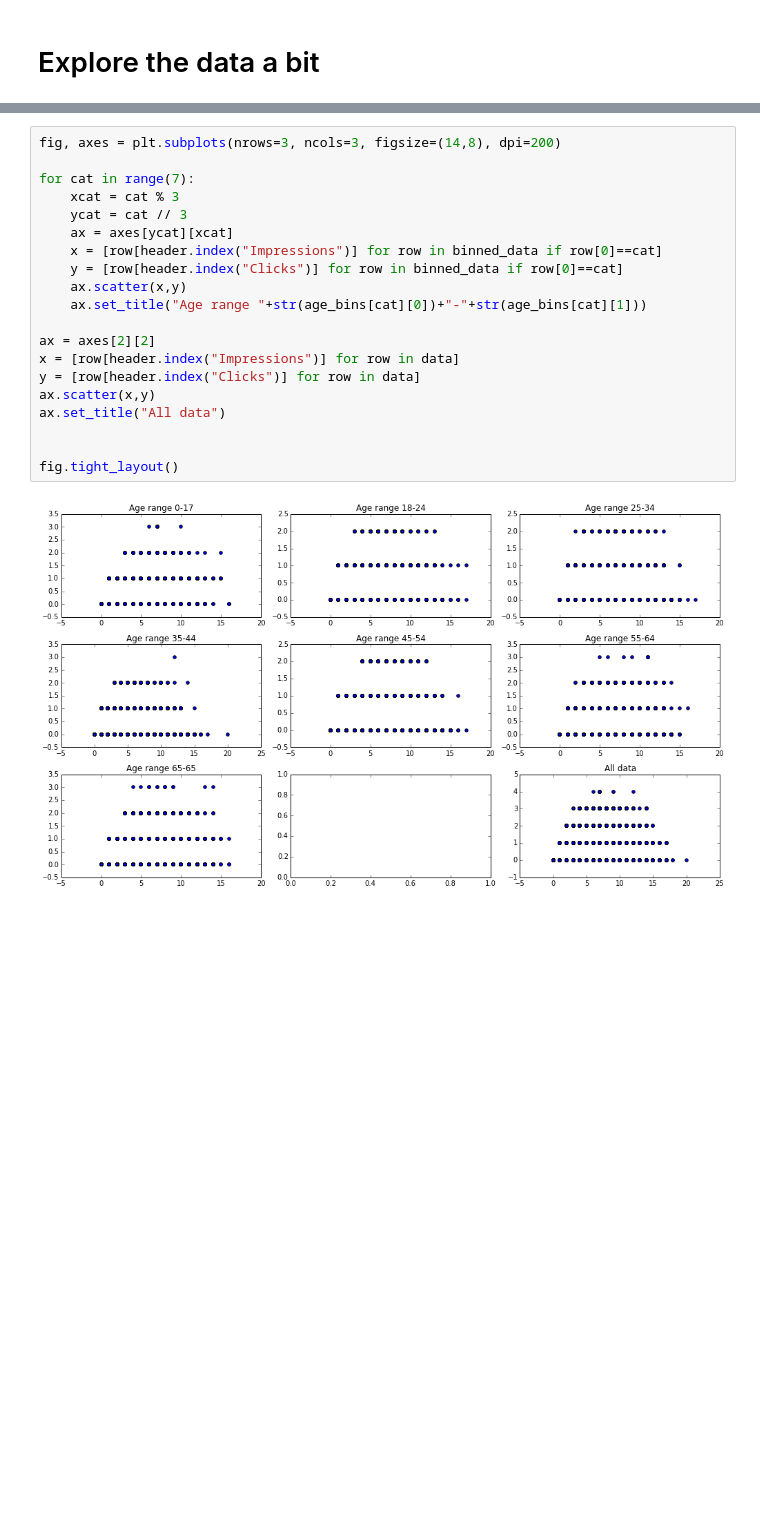
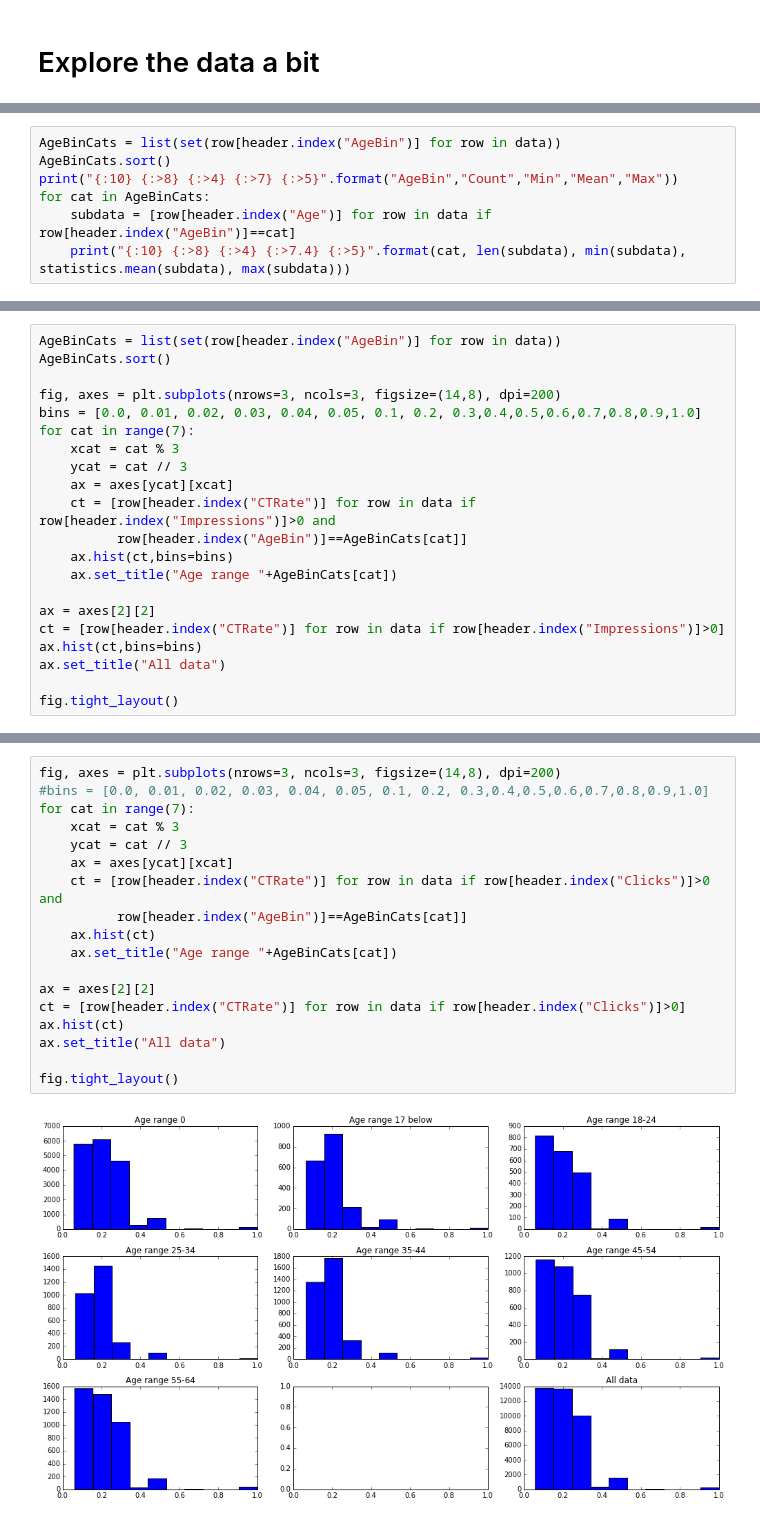
Before and after one commit to MatthewDaws/Doing-Data-Science-Python, a Jupyter notebook: Chapter2/NYT raw Python.ipynb, the cells around one changed output, grey strips where cells are left out. Drawn from its saved outputs; the diff is of its cells as text; blank space fills up the shorter version.

```diff
--- a/Chapter2/NYT raw Python.ipynb
+++ b/Chapter2/NYT raw Python.ipynb
@@ -115,0 +96,7 @@ for line in signedingen:
+# %%
+AgeBinCats = list(set(row[header.index("AgeBin")] for row in data))
+AgeBinCats.sort()
+print("{:10} {:>8} {:>4} {:>7} {:>5}".format("AgeBin","Count","Min","Mean","Max"))
+for cat in AgeBinCats:
+    subdata = [row[header.index("Age")] for row in data if row[header.index("AgeBin")]==cat]
+    print("{:10} {:>8} {:>4} {:>7.4} {:>5}".format(cat, len(subdata), min(subdata), statistics.mean(subdata), max(subdata)))
@@ -115,0 +201,21 @@ for line in signedingen:
+# %%
+AgeBinCats = list(set(row[header.index("AgeBin")] for row in data))
+AgeBinCats.sort()
+
+fig, axes = plt.subplots(nrows=3, ncols=3, figsize=(14,8), dpi=200)
+bins = [0.0, 0.01, 0.02, 0.03, 0.04, 0.05, 0.1, 0.2, 0.3,0.4,0.5,0.6,0.7,0.8,0.9,1.0]
+for cat in range(7):
+    xcat = cat % 3
+    ycat = cat // 3
+    ax = axes[ycat][xcat]
+    ct = [row[header.index("CTRate")] for row in data if row[header.index("Impressions")]>0 and
+          row[header.index("AgeBin")]==AgeBinCats[cat]]
+    ax.hist(ct,bins=bins)
+    ax.set_title("Age range "+AgeBinCats[cat])
+
+ax = axes[2][2]
+ct = [row[header.index("CTRate")] for row in data if row[header.index("Impressions")]>0]
+ax.hist(ct,bins=bins)
+ax.set_title("All data")
+
+fig.tight_layout()
@@ -116,22 +226,20 @@ for line in signedingen:
 # %%
 fig, axes = plt.subplots(nrows=3, ncols=3, figsize=(14,8), dpi=200)
-
+#bins = [0.0, 0.01, 0.02, 0.03, 0.04, 0.05, 0.1, 0.2, 0.3,0.4,0.5,0.6,0.7,0.8,0.9,1.0]
 for cat in range(7):
     xcat = cat % 3
     ycat = cat // 3
     ax = axes[ycat][xcat]
-    x = [row[header.index("Impressions")] for row in binned_data if row[0]==cat]
-    y = [row[header.index("Clicks")] for row in binned_data if row[0]==cat]
-    ax.scatter(x,y)
-    ax.set_title("Age range "+str(age_bins[cat][0])+"-"+str(age_bins[cat][1]))
+    ct = [row[header.index("CTRate")] for row in data if row[header.index("Clicks")]>0 and
+          row[header.index("AgeBin")]==AgeBinCats[cat]]
+    ax.hist(ct)
+    ax.set_title("Age range "+AgeBinCats[cat])
 
 ax = axes[2][2]
-x = [row[header.index("Impressions")] for row in data]
-y = [row[header.index("Clicks")] for row in data]
-ax.scatter(x,y)
+ct = [row[header.index("CTRate")] for row in data if row[header.index("Clicks")]>0]
+ax.hist(ct)
 ax.set_title("All data")
 
-
 fig.tight_layout()
 # %% [output]
-[figure, old version]
+[figure, new version]
```
Also changed, not shown: parts of 33 cells of this notebook, 4 other files.
